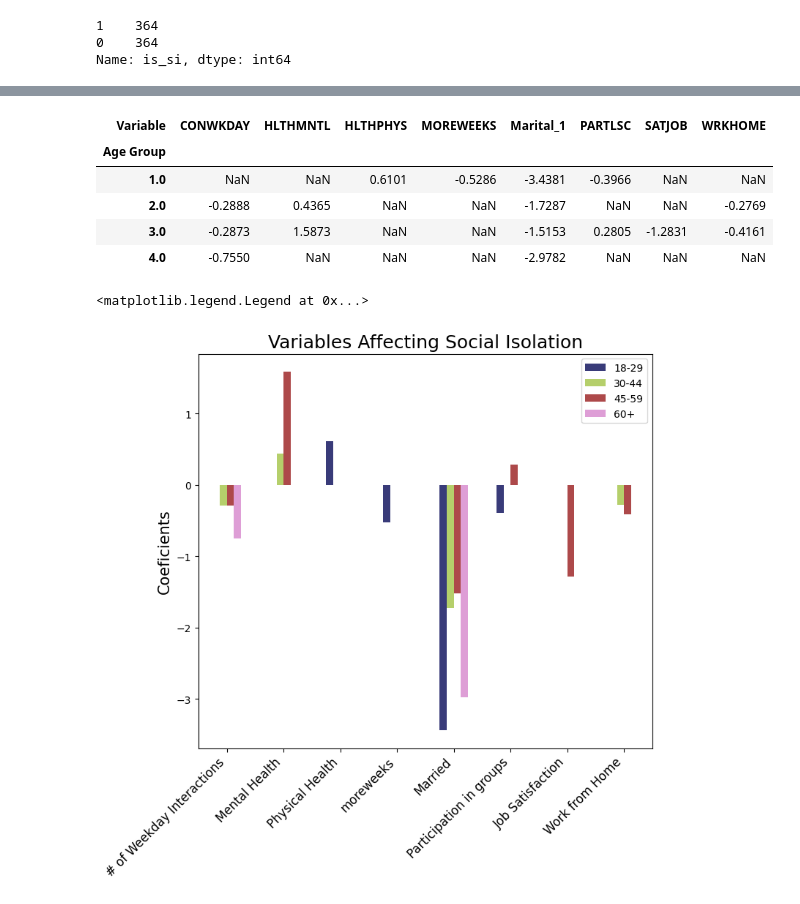
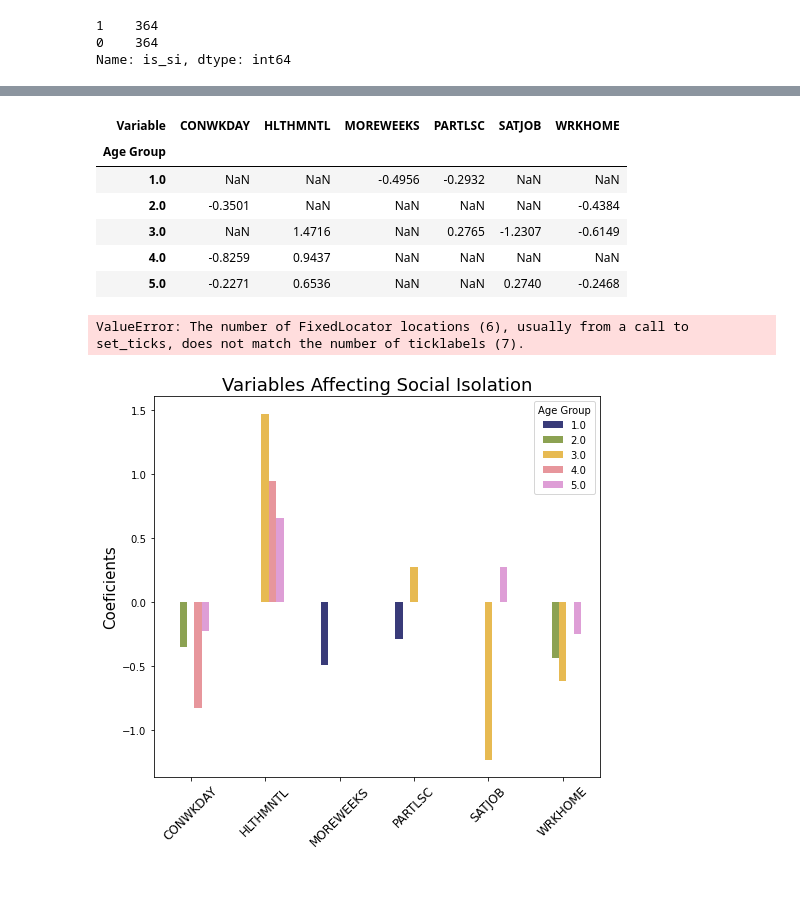
Before and after one commit to matthewasloan95/social-isolation-transportation, a Jupyter notebook: gss_logit.ipynb, the cells around one changed output, grey strips where cells are left out. Drawn from its saved outputs; the diff is of its cells as text; code cells hidden in the pictures.

```diff
--- a/gss_logit.ipynb
+++ b/gss_logit.ipynb
@@ -21,6 +21,6 @@ df.head()
 # %%
 # Getting rid of redundant columns from initial dataframe
 
-gss= df[['SATJOB','WRKHOME', 'HLTHPHYS', 'HLTHMNTL', 'CONWKDAY', 'PARTLSC','marital_cat', 'EDUC', 'is_si', 'MOREWEEKS', 'Age Group']]
+gss= df[['SATJOB','WRKHOME', 'HLTHPHYS', 'HLTHMNTL', 'CONWKDAY', 'PARTLSC', 'EDUC', 'is_si', 'MOREWEEKS', 'Age Group']]
 gss.head()
 # %% [output]
@@ -41,7 +40,0 @@ sns.heatmap(corr)
-# %%
-# Marital status is the only nominal categorical variable in this dataframe. Using get_dummies to one-hot encode and
-# dropping first level of marital status: a zero for marital_2, marital_3, marital_4, and marital_5 implies row belongs
-# to marital_1. The rest of the variables are ordinal and attempting to run logit with variables as-is.
-
-gss= pd.get_dummies(gss, columns= ['marital_cat'], prefix= 'Marital', drop_first= True)
-gss.head()
@@ -55,7 +41,7 @@ gss.head()
 # %%
 # Starting to split data to prepare for modeling
 
-X= gss[['SATJOB','WRKHOME', 'HLTHPHYS', 'HLTHMNTL', 'CONWKDAY', 'PARTLSC','EDUC', 'MOREWEEKS', 'Age Group', 'Marital_1' ]]
+X= gss[['SATJOB','WRKHOME', 'HLTHPHYS', 'HLTHMNTL', 'CONWKDAY', 'PARTLSC','EDUC', 'MOREWEEKS', 'Age Group' ]]
 y= gss['is_si']
 # %%
 from imblearn.over_sampling import SMOTEN
@@ -132,7 +118,7 @@ for age_group in gss['Age Group'].unique():
     # Starting to split data to prepare for modeling
 
     #'Marital_2.0','Marital_3.0', 'Marital_4.0', 'Marital_5.0'
-    X= age[['SATJOB','WRKHOME', 'HLTHPHYS', 'HLTHMNTL', 'CONWKDAY', 'PARTLSC','EDUC', 'MOREWEEKS','Marital_1']]
+    X= age[['SATJOB','WRKHOME', 'HLTHPHYS', 'HLTHMNTL', 'CONWKDAY', 'PARTLSC','EDUC', 'MOREWEEKS']]
     y= age['is_si']
 
     X_train, X_test, y_train, y_test = train_test_split(X, y, test_size= 0.3, random_state= 42)
@@ -348,27 +325,28 @@ plot_data['Variable']= plot_data.index
 clean_plot_data = pd.DataFrame(pd.crosstab(plot_data['Age Group'],plot_data['Variable'],values=plot_data['coef'],aggfunc=sum))
 clean_plot_data
 # %% [output]
-| Variable | CONWKDAY | HLTHMNTL | HLTHPHYS | MOREWEEKS | Marital_1 | PARTLSC | SATJOB | WRKHOME |
-| Age Group |  |  |  |  |  |  |  |  |
-| 1.0 | NaN | NaN | 0.6101 | -0.5286 | -3.4381 | -0.3966 | NaN | NaN |
-| 2.0 | -0.2888 | 0.4365 | NaN | NaN | -1.7287 | NaN | NaN | -0.2769 |
-| 3.0 | -0.2873 | 1.5873 | NaN | NaN | -1.5153 | 0.2805 | -1.2831 | -0.4161 |
-| 4.0 | -0.7550 | NaN | NaN | NaN | -2.9782 | NaN | NaN | NaN |
+| Variable | CONWKDAY | HLTHMNTL | MOREWEEKS | PARTLSC | SATJOB | WRKHOME |
+| Age Group |  |  |  |  |  |  |
+| 1.0 | NaN | NaN | -0.4956 | -0.2932 | NaN | NaN |
+| 2.0 | -0.3501 | NaN | NaN | NaN | NaN | -0.4384 |
+| 3.0 | NaN | 1.4716 | NaN | 0.2765 | -1.2307 | -0.6149 |
+| 4.0 | -0.8259 | 0.9437 | NaN | NaN | NaN | NaN |
+| 5.0 | -0.2271 | 0.6536 | NaN | NaN | 0.2740 | -0.2468 |
 # %%
 #plt.figure(figsize=(10,10))
 ax = clean_plot_data.transpose().plot.bar(figsize=(8,7),rot=0,cmap='tab20b')
 
 plt.title('Variables Affecting Social Isolation', fontsize=18)
 plt.ylabel('Coeficients',fontsize=15)
 plt.xlabel('',fontsize=15)
 ax.tick_params(axis='y',labelsize=10)
 ax.tick_params(axis='x', labelsize=12,rotation=45)
-ax.set_xticklabels(['# of Weekday Interactions', 'Mental Health', 'Physical Health','moreweeks','Married','Participation in groups','Job Satisfaction','Work from Home'])
+ax.set_xticklabels(['# of Weekday Interactions', 'Mental Health', 'Physical Health','moreweeks', 'Participation in groups','Job Satisfaction','Work from Home'])
 plt.setp(ax.xaxis.get_majorticklabels(), ha="right" )
 ax.legend(labels=['18-29', '30-44','45-59','60+'])
 # %% [output]
-<matplotlib.legend.Legend at 0x...>
+ValueError: The number of FixedLocator locations (6), usually from a call to set_ticks, does not match the number of ticklabels (7).
-[figure, old version]
+[figure, new version]
 # %%
 #plt.figure(figsize=(10,10))
 ax = clean_plot_data.transpose().plot.barh(figsize=(8,7),rot=0,cmap='tab20b')
```
Also changed, not shown: parts of 11 cells of this notebook.
